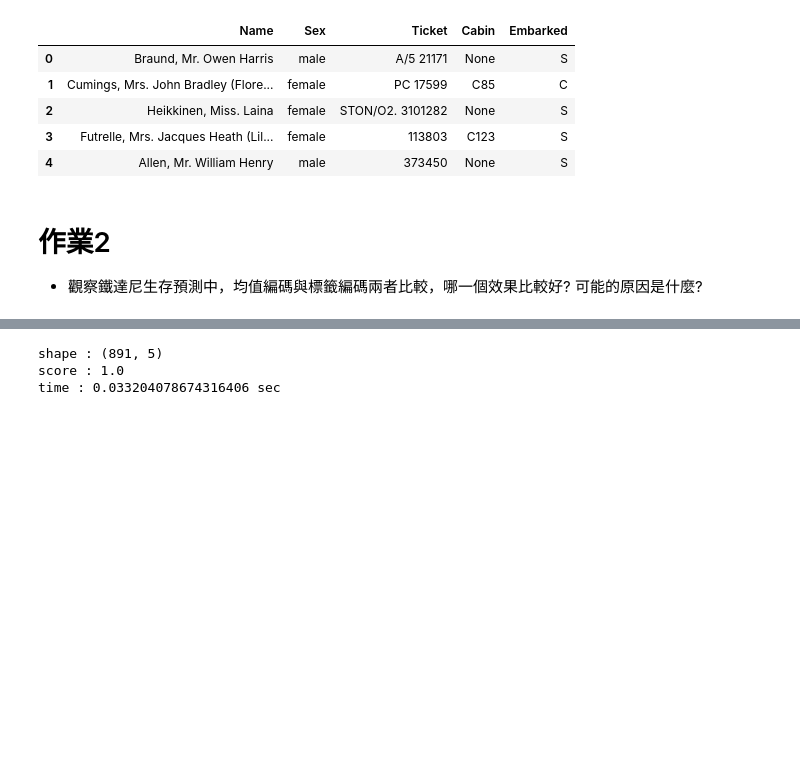
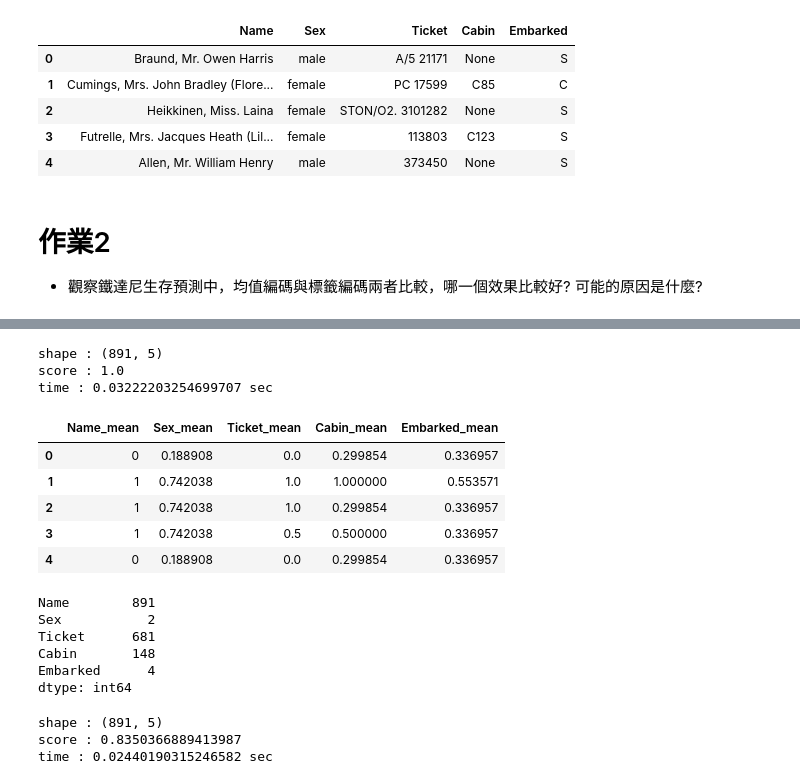
Before and after one commit to NTU-Sherlock/2nd-ML100Days, a Jupyter notebook: homework/Day_023_HW.ipynb, the cells around one changed output, grey strips where cells are left out. Drawn from its saved outputs; the diff is of its cells as text; code cells hidden in the pictures; blank space fills up the shorter version.

```diff
--- a/homework/Day_023_HW.ipynb
+++ b/homework/Day_023_HW.ipynb
@@ -88,18 +80,52 @@ time : 0.043518781661987305 sec
 # %%
 # 均值編碼 + 邏輯斯迴歸
 data = pd.concat([df[:train_num], train_Y], axis = 1)
 for c in object_features:
     dm = data.groupby([c])['Survived'].mean().reset_index()
     dm.columns = [c, f'{c}_mean']
     data = pd.merge(data,dm, on = c, how = 'left')
     data = data.drop([c] , axis=1)
 data = data.drop(['Survived'] , axis=1)
 estimator = LogisticRegression()
 start = time.time()
-print(f'shape : {train_X.shape}')
+print(f'shape : {data.shape}')
 print(f'score : {cross_val_score(estimator, data, train_Y, cv=5).mean()}')
 print(f'time : {time.time() - start} sec')
+data.head()
 # %% [output]
 shape : (891, 5)
 score : 1.0
-time : 0.033204078674316406 sec
+time : 0.03222203254699707 sec
+|  | Name_mean | Sex_mean | Ticket_mean | Cabin_mean | Embarked_mean |
+| 0 | 0 | 0.188908 | 0.0 | 0.299854 | 0.336957 |
+| 1 | 1 | 0.742038 | 1.0 | 1.000000 | 0.553571 |
+| 2 | 1 | 0.742038 | 1.0 | 0.299854 | 0.336957 |
+| 3 | 1 | 0.742038 | 0.5 | 0.500000 | 0.336957 |
+| 4 | 0 | 0.188908 | 0.0 | 0.299854 | 0.336957 |
+# %%
+# 如果欄位類別數太多, 需要先剔除, 否則會 overfit (正確率會到達 1.0)
+train_X.nunique()
+# %% [output]
+Name        891
+Sex           2
+Ticket      681
+Cabin       148
+Embarked      4
+dtype: int64
+# %%
+data = pd.concat([df[:train_num], train_Y], axis=1)
+for c in df.columns:
+    mean_df = data.groupby([c])['Survived'].mean().reset_index()
+    mean_df.columns = [c, f'{c}_mean']
+    data = pd.merge(data, mean_df, on=c, how='left')
+    data = data.drop([c] , axis=1)
+data = data.drop(['Survived', 'Name_mean', 'Ticket_mean'] , axis=1)
+estimator = LogisticRegression()
+start = time.time()
+print(f'shape : {train_X.shape}')
+print(f'score : {cross_val_score(estimator, data, train_Y, cv=5).mean()}')
+print(f'time : {time.time() - start} sec')
+# %% [output]
+shape : (891, 5)
+score : 0.8350366889413987
+time : 0.02440190315246582 sec
```
Also changed, not shown: parts of 3 cells of this notebook, 2 other files.
